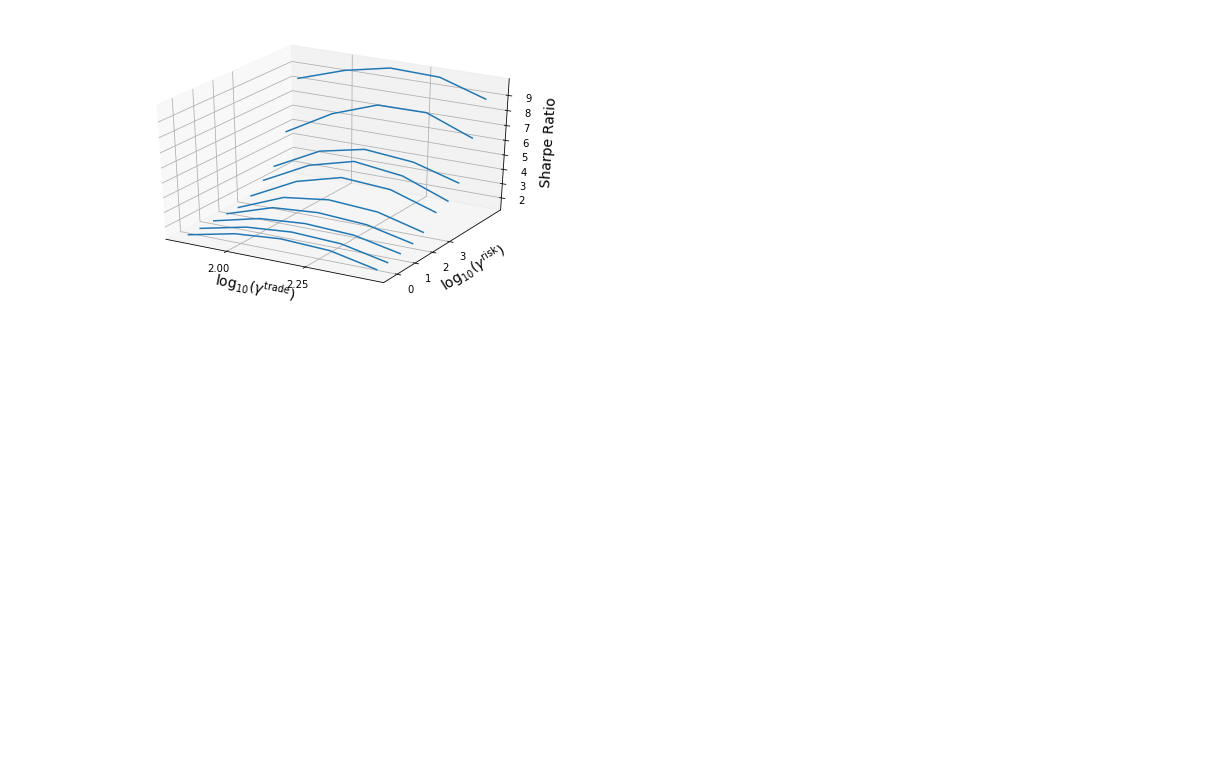
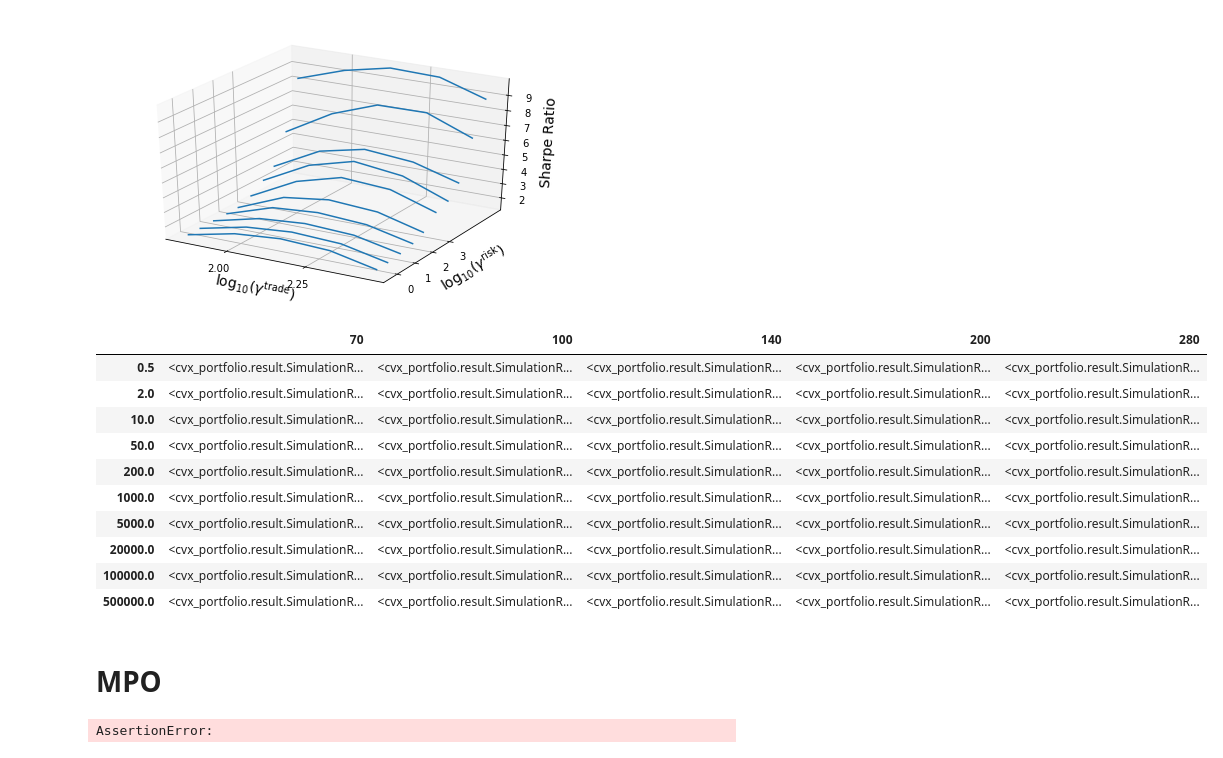
Before and after one commit to cvxgrp/cvxportfolio, a Jupyter notebook: SinglePeriodOptimization.ipynb, the cells around one changed output. Drawn from its saved outputs; the diff is of its cells as text; code cells hidden in the pictures; blank space fills up the shorter version.

```diff
--- a/SinglePeriodOptimization.ipynb
+++ b/SinglePeriodOptimization.ipynb
@@ -45,9 +45,9 @@ results={}
 # %%
 policies={}
-gamma_risks=[ 20, 50, 100, 200, 500, 1000, 2000]#[ 30., 60, 100., 110., 300., 600., 1000., 1100.]
-gamma_tcosts=[ 20, 50, 100, 200, 500, 1000, 2000]
-for gamma_risk in gamma_risks:
-    for gamma_tcost in gamma_tcosts :
+gamma_risks_coarse=[ 20, 50, 100, 200, 500, 1000, 2000]
+gamma_tcosts_coarse=[ 20, 50, 100, 200, 500, 1000, 2000]
+for gamma_risk in gamma_risks_coarse:
+    for gamma_tcost in gamma_tcosts_coarse :
         policies[(gamma_risk, gamma_tcost)] = \
       cp.SinglePeriodOpt(alpha_model, [gamma_risk*risk_model,gamma_tcost*optimization_tcost,optimization_hcost],
                                 [cp.LeverageLimit(3)])
@@ -56,6 +56,13 @@ import warnings
 warnings.filterwarnings('ignore')
 results.update(dict(zip(policies.keys(), simulator.run_multiple_backtest(1E8*w_b, start_time=start_t,end_time=end_t,
                                               policies=policies.values(), parallel=True))))
+
+result_df_coarse=pd.DataFrame()
+for k in results:
+    if k[0] in gamma_risks_coarse and k[1] in gamma_tcosts_coarse:
+        result_df_coarse.loc[k[0], k[1]] = results[k]
+
+result_df = result_df_coarse
 # %% [output]
 ERROR:root:The solver None failed. Defaulting to no trades
 ERROR:root:The solver None failed. Defaulting to no trades
@@ -126,10 +133,6 @@ ERROR:root:The solver None failed. Defaulting to no trades
 # %% [markdown]
 ### DOnt plot gamma trade = 30, get rid of turnover
 # %%
-result_df=pd.DataFrame()
-for k in results:
-    result_df.loc[k[0], k[1]] = results[k]
-
 plt.figure(figsize=(8,5))
 for gamma_tcost in result_df.columns:
     x=[el.excess_returns.std()*100*np.sqrt(250) for el in result_df[gamma_tcost]]
@@ -268,9 +271,9 @@ gamma_risks, gamma_tcost
 # %%
 policies={}
-gamma_risks=[ .5, 2, 10, 50, 200, 1000, 5000, 20000, 100000, 500000]#wider search
-gamma_tcosts=[70, 100, 140, 200, 280] # equispaced in log10 space
-for gamma_risk in gamma_risks:#gamma_risks:
-    for gamma_tcost in gamma_tcosts :
+gamma_risks_fine=[ .5, 2, 10, 50, 200, 1000, 5000, 20000, 100000, 500000]
+gamma_tcosts_fine=[70, 100, 140, 200, 280] # equispaced in log10 space
+for gamma_risk in gamma_risks_fine:
+    for gamma_tcost in gamma_tcosts_fine :
         policies[(gamma_risk, gamma_tcost)] = \
       cp.SinglePeriodOpt(alpha_model, [gamma_risk*risk_model,gamma_tcost*optimization_tcost,optimization_hcost],
                                 [cp.LeverageLimit(3)])
@@ -279,6 +282,13 @@ import warnings
 warnings.filterwarnings('ignore')
 results.update(dict(zip(policies.keys(), simulator.run_multiple_backtest(1E8*w_b, start_time=start_t,end_time=end_t,
                                               policies=policies.values(), parallel=True))))
+
+result_df_fine=pd.DataFrame()
+for k in results:
+    if k[0] in gamma_risks_fine and k[1] in gamma_tcosts_fine:
+        result_df_coarse.loc[k[0], k[1]] = results[k]
+
+result_df = result_df_fine
 # %% [output]
 ERROR:root:The solver None failed. Defaulting to no trades
 ERROR:root:The solver None failed. Defaulting to no trades
@@ -378,3 +388,19 @@ plt.savefig(plotdir+'spo_sharperatio_fine.png')
 # %%
 # (res.policy_TcostModel.sum(1)).tail(100).plot(style='.-')
 # (res.simulator_TcostModel.sum(1)/res.v).tail(100).plot(style='.-')
+# %%
+result_df
+# %% [output]
+|  | 70 | 100 | 140 | 200 | 280 |
+| 0.5 | <cvx_portfolio.result.SimulationR... | <cvx_portfolio.result.SimulationR... | <cvx_portfolio.result.SimulationR... | <cvx_portfolio.result.SimulationR... | <cvx_portfolio.result.SimulationR... |
+| 2.0 | <cvx_portfolio.result.SimulationR... | <cvx_portfolio.result.SimulationR... | <cvx_portfolio.result.SimulationR... | <cvx_portfolio.result.SimulationR... | <cvx_portfolio.result.SimulationR... |
+| 10.0 | <cvx_portfolio.result.SimulationR... | <cvx_portfolio.result.SimulationR... | <cvx_portfolio.result.SimulationR... | <cvx_portfolio.result.SimulationR... | <cvx_portfolio.result.SimulationR... |
+| 50.0 | <cvx_portfolio.result.SimulationR... | <cvx_portfolio.result.SimulationR... | <cvx_portfolio.result.SimulationR... | <cvx_portfolio.result.SimulationR... | <cvx_portfolio.result.SimulationR... |
+| 200.0 | <cvx_portfolio.result.SimulationR... | <cvx_portfolio.result.SimulationR... | <cvx_portfolio.result.SimulationR... | <cvx_portfolio.result.SimulationR... | <cvx_portfolio.result.SimulationR... |
+| 1000.0 | <cvx_portfolio.result.SimulationR... | <cvx_portfolio.result.SimulationR... | <cvx_portfolio.result.SimulationR... | <cvx_portfolio.result.SimulationR... | <cvx_portfolio.result.SimulationR... |
+| 5000.0 | <cvx_portfolio.result.SimulationR... | <cvx_portfolio.result.SimulationR... | <cvx_portfolio.result.SimulationR... | <cvx_portfolio.result.SimulationR... | <cvx_portfolio.result.SimulationR... |
+| 20000.0 | <cvx_portfolio.result.SimulationR... | <cvx_portfolio.result.SimulationR... | <cvx_portfolio.result.SimulationR... | <cvx_portfolio.result.SimulationR... | <cvx_portfolio.result.SimulationR... |
+| 100000.0 | <cvx_portfolio.result.SimulationR... | <cvx_portfolio.result.SimulationR... | <cvx_portfolio.result.SimulationR... | <cvx_portfolio.result.SimulationR... | <cvx_portfolio.result.SimulationR... |
+| 500000.0 | <cvx_portfolio.result.SimulationR... | <cvx_portfolio.result.SimulationR... | <cvx_portfolio.result.SimulationR... | <cvx_portfolio.result.SimulationR... | <cvx_portfolio.result.SimulationR... |
+# %% [markdown]
+# MPO
@@ -380,0 +428,28 @@ plt.savefig(plotdir+'spo_sharperatio_fine.png')
+# %%
+import cvxpy as cvx
+
+policies={}
+gamma_risks_MPO=[20.,200.,2000]#[ 20., 50,  200., 500., 2000.,5000.]
+gamma_tcosts_MPO=[ 100., 140.,200.]
+for gamma_risk in gamma_risks_MPO:
+    for gamma_tcost in gamma_tcosts_MPO :
+        policies[(gamma_risk, gamma_tcost)] = \
+      cp.MultiPeriodOpt(alpha_model=alpha_model,
+                          costs=[gamma_risk*risk_model, gamma_tcost*optimization_tcost, optimization_hcost],
+                          constraints=[cp.LeverageLimit(3)],
+                          trading_times=list(returns.index[(returns.index>=start_t)&(returns.index<=end_t)]),
+                         lookahead_periods=2,
+                         terminal_weights=None)#,solver=cvx.SCS)
+
+results_MPO.update({k:v for k,v in zip(policies.keys(),
+                           simulator.run_multiple_backtest(w_b*1e8, start_time = start_t, end_time="2016-12-29",
+                                          policies=policies.values(),parallel=True))})
+
+result_df_MPO=pd.DataFrame()
+for k in results:
+    if k[0] in gamma_risks_MPO and k[1] in gamma_tcosts_MPO:
+        result_df_MPO.loc[k[0], k[1]] = results_MPO[k]
+
+result_df_MPO=result_df_MPO.loc[sorted(result_df_MPO.index)]
+# %% [output]
+AssertionError:
```
Also changed, not shown: parts of 5 cells of this notebook.
